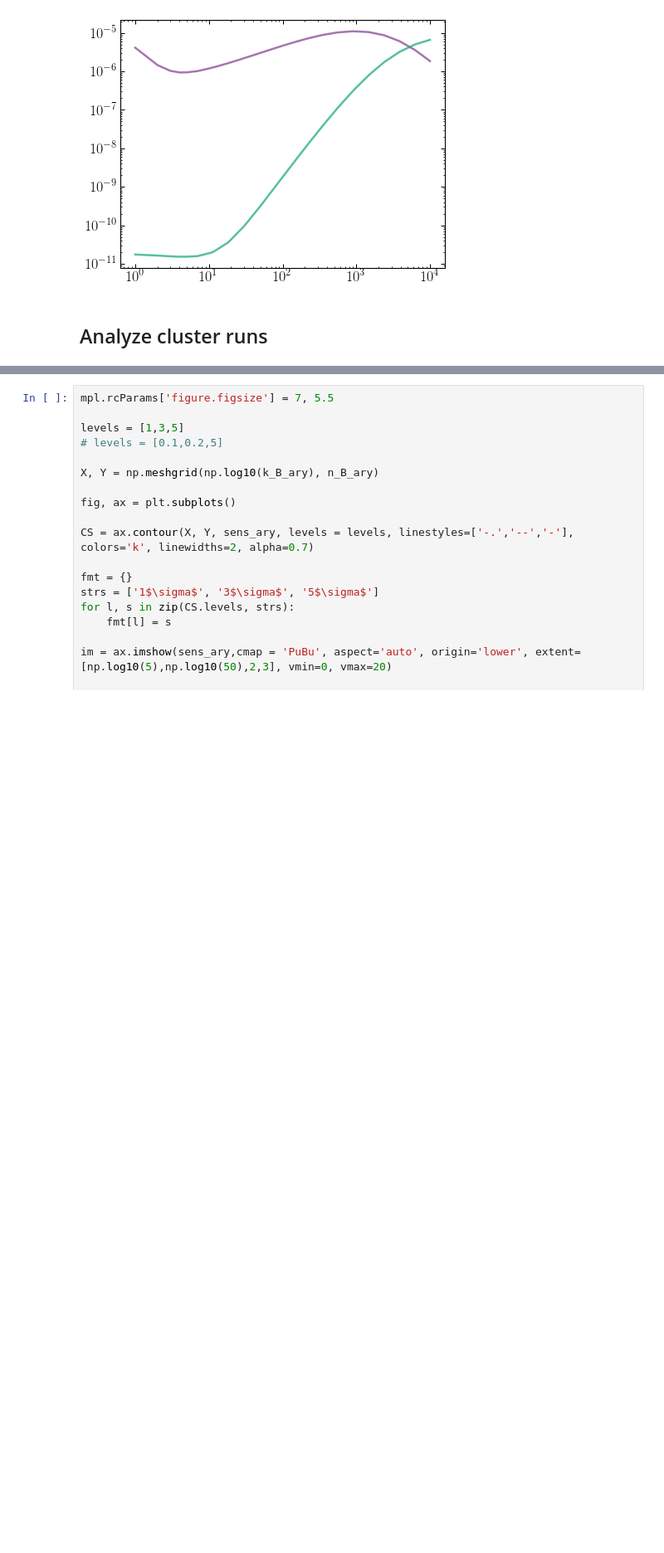
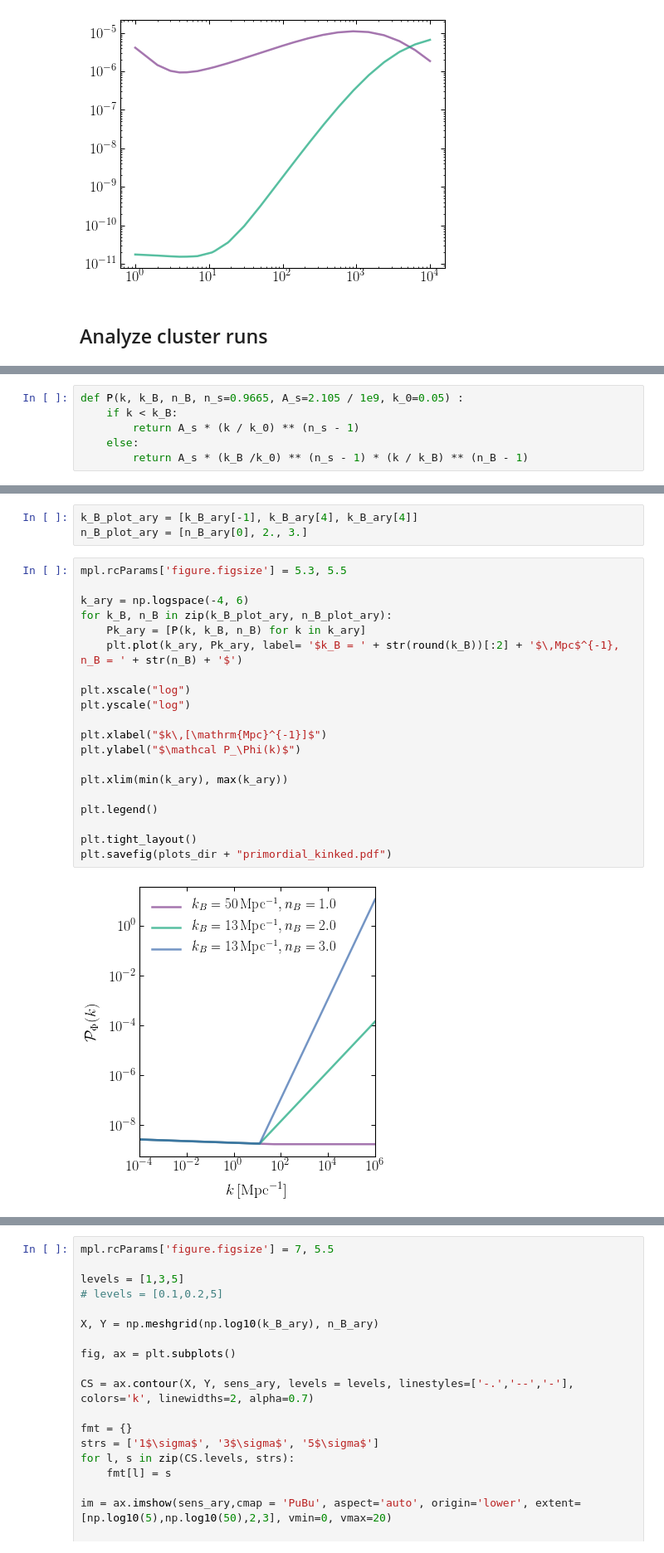
Before and after one commit to smsharma/astrometry-lensing-correlations, a Jupyter notebook: theory/notebooks/08_kink_pipeline.ipynb, the cells around one changed output, grey strips where cells are left out. Shown at 83% size. Cells and saved outputs as stored; diff of their text form; blank space fills up the shorter version.

Commit message:
Plots of kink PS

```diff
--- a/theory/notebooks/08_kink_pipeline.ipynb
+++ b/theory/notebooks/08_kink_pipeline.ipynb
@@ -197,0 +196,6 @@ plt.yscale("log")
+# %%
+def P(k, k_B, n_B, n_s=0.9665, A_s=2.105 / 1e9, k_0=0.05) :
+    if k < k_B:
+        return A_s * (k / k_0) ** (n_s - 1)
+    else:
+        return A_s * (k_B /k_0) ** (n_s - 1) * (k / k_B) ** (n_B - 1)
@@ -197,0 +212,25 @@ plt.yscale("log")
+# %%
+k_B_plot_ary = [k_B_ary[-1], k_B_ary[4], k_B_ary[4]]
+n_B_plot_ary = [n_B_ary[0], 2., 3.]
+# %%
+mpl.rcParams['figure.figsize'] = 5.3, 5.5
+
+k_ary = np.logspace(-4, 6)
+for k_B, n_B in zip(k_B_plot_ary, n_B_plot_ary):
+    Pk_ary = [P(k, k_B, n_B) for k in k_ary]
+    plt.plot(k_ary, Pk_ary, label= '$k_B = ' + str(round(k_B))[:2] + '$\,Mpc$^{-1}, n_B = ' + str(n_B) + '$')
+
+plt.xscale("log")
+plt.yscale("log")
+
+plt.xlabel("$k\,[\mathrm{Mpc}^{-1}]$")
+plt.ylabel("$\mathcal P_\Phi(k)$")
+
+plt.xlim(min(k_ary), max(k_ary))
+
+plt.legend()
+
+plt.tight_layout()
+plt.savefig(plots_dir + "primordial_kinked.pdf")
+# %% [output]
+[figure, added]
```
Also changed, not shown: parts of 14 cells of this notebook.
